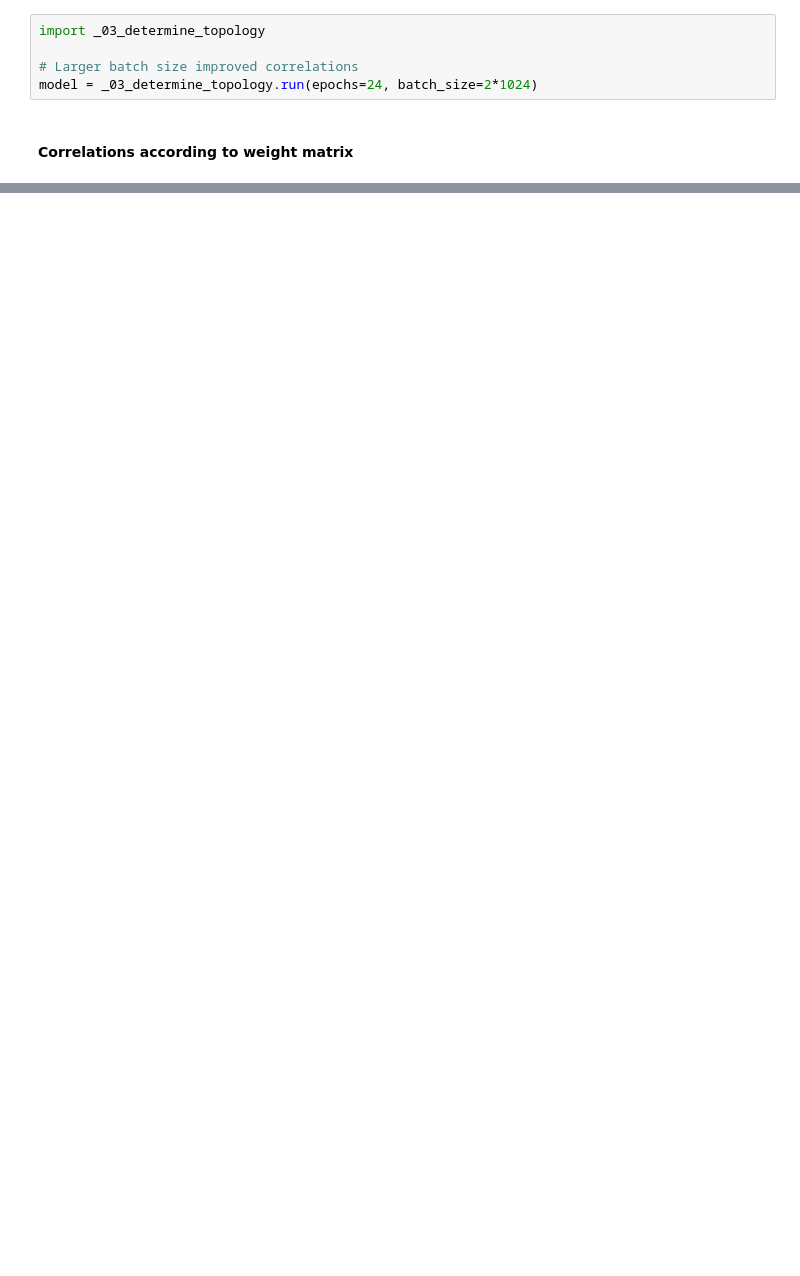
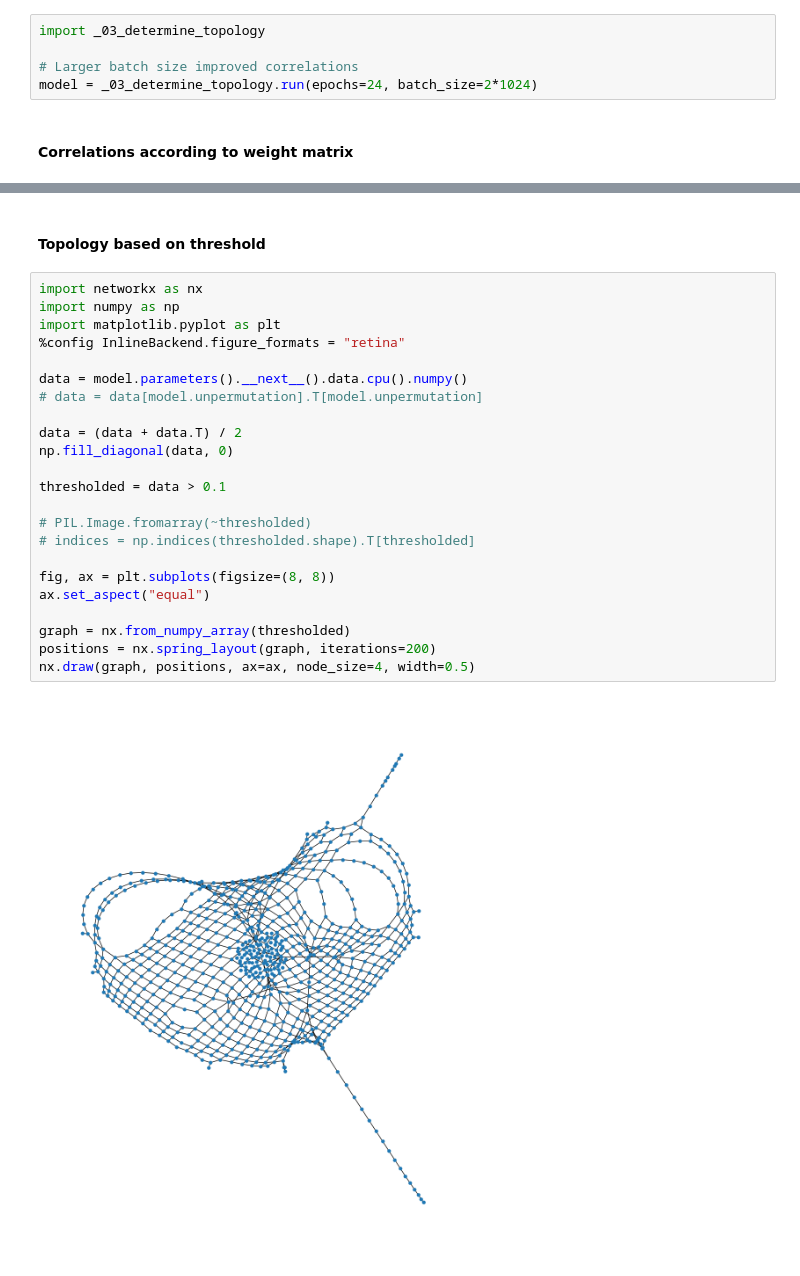
Before and after one commit to icedteatime/experiments, a Jupyter notebook: _03_determine_topology.ipynb, the cells around one changed output, grey strips where cells are left out. Saved outputs shown, nothing was run; the diff lists cells and outputs as text; blank space fills up the shorter version.

Commit message:
Determine topology graph

```diff
--- a/_03_determine_topology.ipynb
+++ b/_03_determine_topology.ipynb
@@ -48,2 +46,29 @@ plt.savefig("images/_03_determine_topology1.png", bbox_inches="tight")
 # %% [output]
 [figure]
+# %% [markdown]
+#### Topology based on threshold
+# %%
+import networkx as nx
+import numpy as np
+import matplotlib.pyplot as plt
+%config InlineBackend.figure_formats = "retina"
+
+data = model.parameters().__next__().data.cpu().numpy()
+# data = data[model.unpermutation].T[model.unpermutation]
+
+data = (data + data.T) / 2
+np.fill_diagonal(data, 0)
+
+thresholded = data > 0.1
+
+# PIL.Image.fromarray(~thresholded)
+# indices = np.indices(thresholded.shape).T[thresholded]
+
+fig, ax = plt.subplots(figsize=(8, 8))
+ax.set_aspect("equal")
+
+graph = nx.from_numpy_array(thresholded)
+positions = nx.spring_layout(graph, iterations=200)
+nx.draw(graph, positions, ax=ax, node_size=4, width=0.5)
+# %% [output]
+[figure, added]
```
Also changed, not shown: parts of 3 cells of this notebook, 4 other files.
